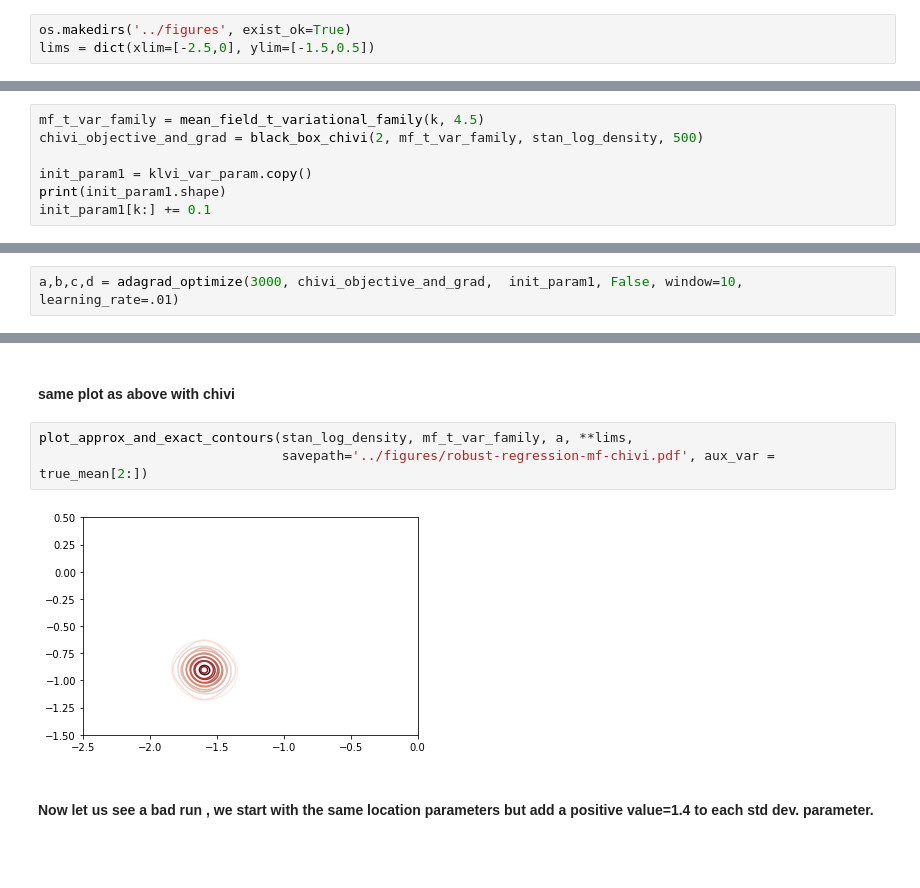
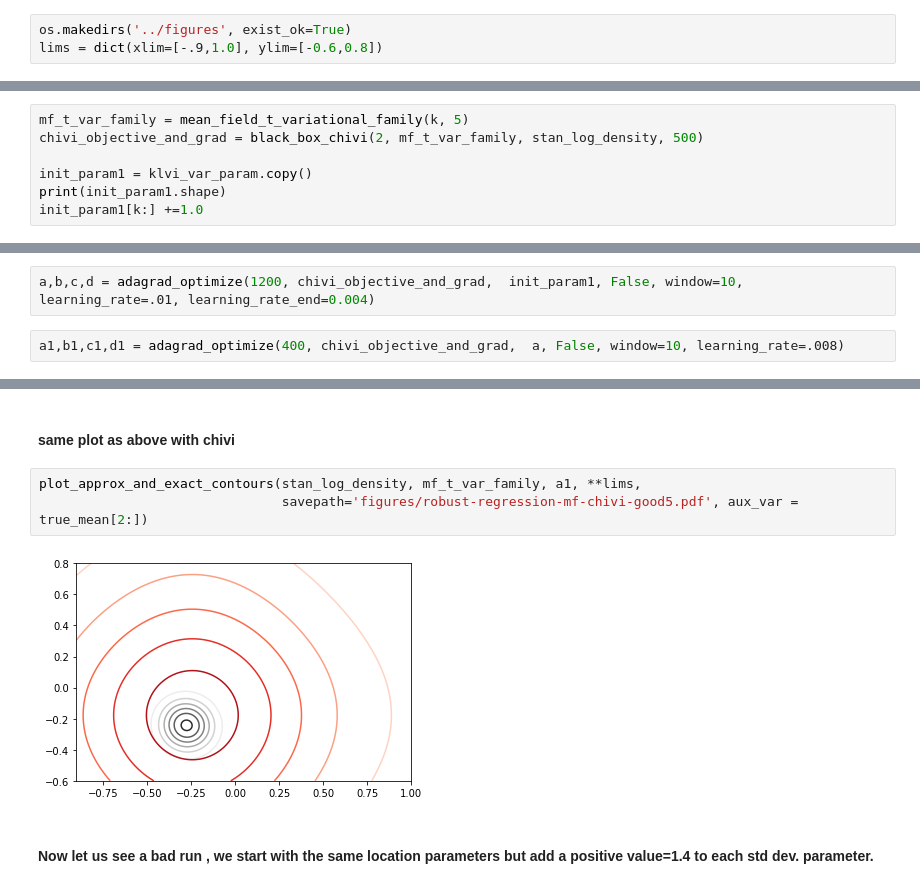
Before and after one commit to kunalghosh/viabel, a Jupyter notebook: notebooks/chivi_expts.ipynb, the cells around one changed output, grey strips where cells are left out. Drawn from its saved outputs; the diff is of its cells as text; blank space fills up the shorter version.

```diff
--- a/notebooks/chivi_expts.ipynb
+++ b/notebooks/chivi_expts.ipynb
@@ -81,7 +78,7 @@ Y=Y[:,0]
 W = regression_data['W']
 # %%
 os.makedirs('../figures', exist_ok=True)
-lims = dict(xlim=[-2.5,0], ylim=[-1.5,0.5])
+lims = dict(xlim=[-.9,1.0], ylim=[-0.6,0.8])
 # %%
 #data = dict(N=N, x=x, y=y, D=k)
 data = dict(N=N, x=X, y=Y, D=k)
@@ -146,10 +142,10 @@ plot_approx_and_exact_contours(stan_log_density, mf_t_var_family, klvi_var_param
 # %% [markdown]
 ####  Let us first see a good run (with such good initialisation and  dof = 4) on simple simulated linear regression ....
 # %%
-mf_t_var_family = mean_field_t_variational_family(k, 4.5)
+mf_t_var_family = mean_field_t_variational_family(k, 5)
 chivi_objective_and_grad = black_box_chivi(2, mf_t_var_family, stan_log_density, 500)
 
 init_param1 = klvi_var_param.copy()
 print(init_param1.shape)
-init_param1[k:] += 0.1
+init_param1[k:] +=1.0
 # %% [output]
@@ -157,5 +158,7 @@ init_param1[k:] += 0.1
 # %%
-a,b,c,d = adagrad_optimize(3000, chivi_objective_and_grad,  init_param1, False, window=10, learning_rate=.01)
+a,b,c,d = adagrad_optimize(1200, chivi_objective_and_grad,  init_param1, False, window=10, learning_rate=.01, learning_rate_end=0.004)
+# %%
+a1,b1,c1,d1 = adagrad_optimize(400, chivi_objective_and_grad,  a, False, window=10, learning_rate=.008)
 # %%
 print(klvi_var_param)
 print(a)
@@ -187,10 +189,10 @@ plt.plot(c[-1500:])
 # %% [markdown]
 #### same plot as above with chivi
 # %%
-plot_approx_and_exact_contours(stan_log_density, mf_t_var_family, a, **lims,
-                               savepath='../figures/robust-regression-mf-chivi.pdf', aux_var = true_mean[2:])
+plot_approx_and_exact_contours(stan_log_density, mf_t_var_family, a1, **lims,
+                               savepath='figures/robust-regression-mf-chivi-good5.pdf', aux_var = true_mean[2:])
 # %% [output]
-[figure, old version]
+[figure, new version]
 # %% [markdown]
 #### Now let us see a bad run , we start with the same location parameters but add a positive value=1.4 to each std dev. parameter.
 # %%
```
Also changed, not shown: parts of 25 cells of this notebook, 11 other files.
